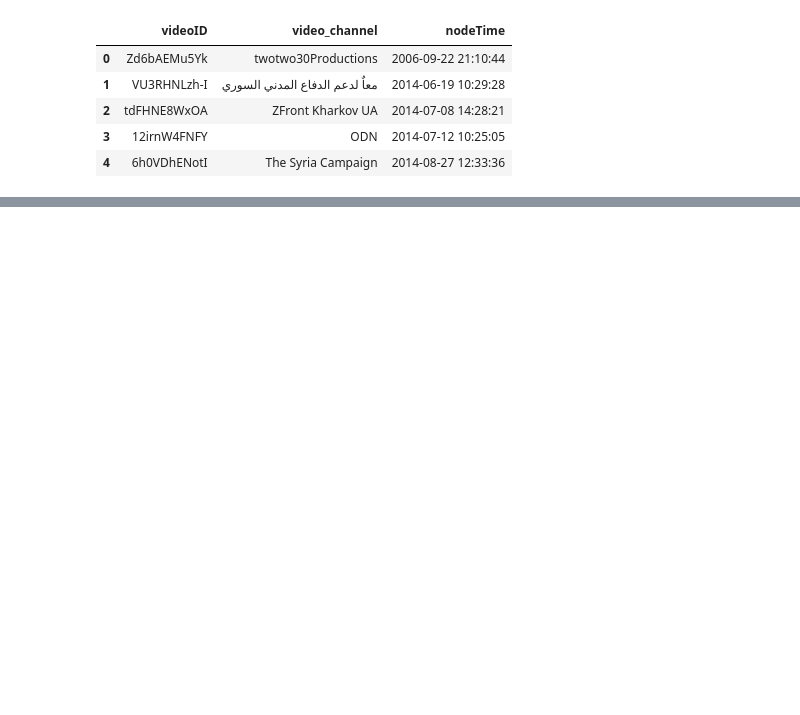
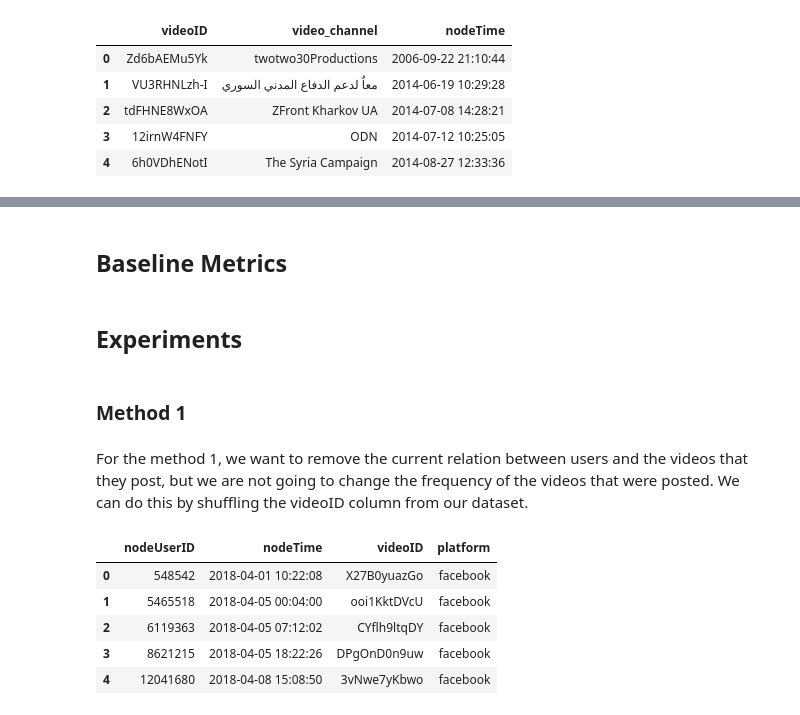
Before and after one commit to yadderace/ai-labs, a Jupyter notebook: network-science/assignments/assignment2/assignment2.ipynb, the cells around one changed output, grey strips where cells are left out. Saved outputs shown, nothing was run; the diff lists cells and outputs as text; code cells hidden in the pictures; blank space fills up the shorter version.

```diff
--- a/network-science/assignments/assignment2/assignment2.ipynb
+++ b/network-science/assignments/assignment2/assignment2.ipynb
@@ -142,0 +297,20 @@ nx.write_gexf(G_combined, 'social_data.gexf')
+# %% [markdown]
+## Baseline Metrics
+# %% [markdown]
+## Experiments
+# %% [markdown]
+### Method 1
+# %% [markdown]
+For the method 1, we want to remove the current relation between users and the videos that they post, but we are not going to change the frequency of the videos that were posted. We can do this by shuffling the videoID column from our dataset.
+# %%
+# Shuffling the video column
+col_to_shuffle = 'videoID'
+dfCombinedM1 = dfCombined.copy()
+dfCombinedM1[col_to_shuffle] = np.random.permutation(dfCombinedM1[col_to_shuffle].values)
+# %% [output]
+|  | nodeUserID | nodeTime | videoID | platform |
+| 0 | 548542 | 2018-04-01 10:22:08 | X27B0yuazGo | facebook |
+| 1 | 5465518 | 2018-04-05 00:04:00 | ooi1KktDVcU | facebook |
+| 2 | 6119363 | 2018-04-05 07:12:02 | CYflh9ltqDY | facebook |
+| 3 | 8621215 | 2018-04-05 18:22:26 | DPgOnD0n9uw | facebook |
+| 4 | 12041680 | 2018-04-08 15:08:50 | 3vNwe7yKbwo | facebook |
```
Also changed, not shown: parts of 50 cells of this notebook, 11 other files.
